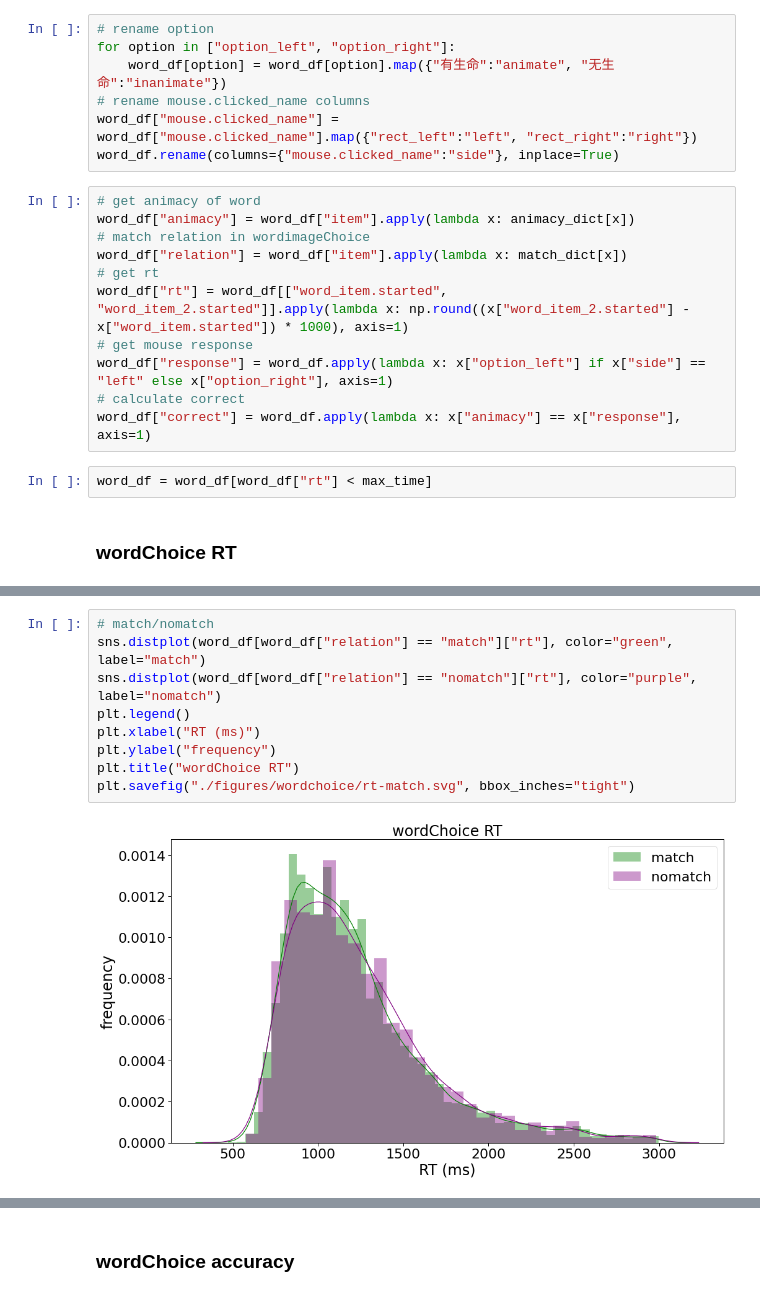
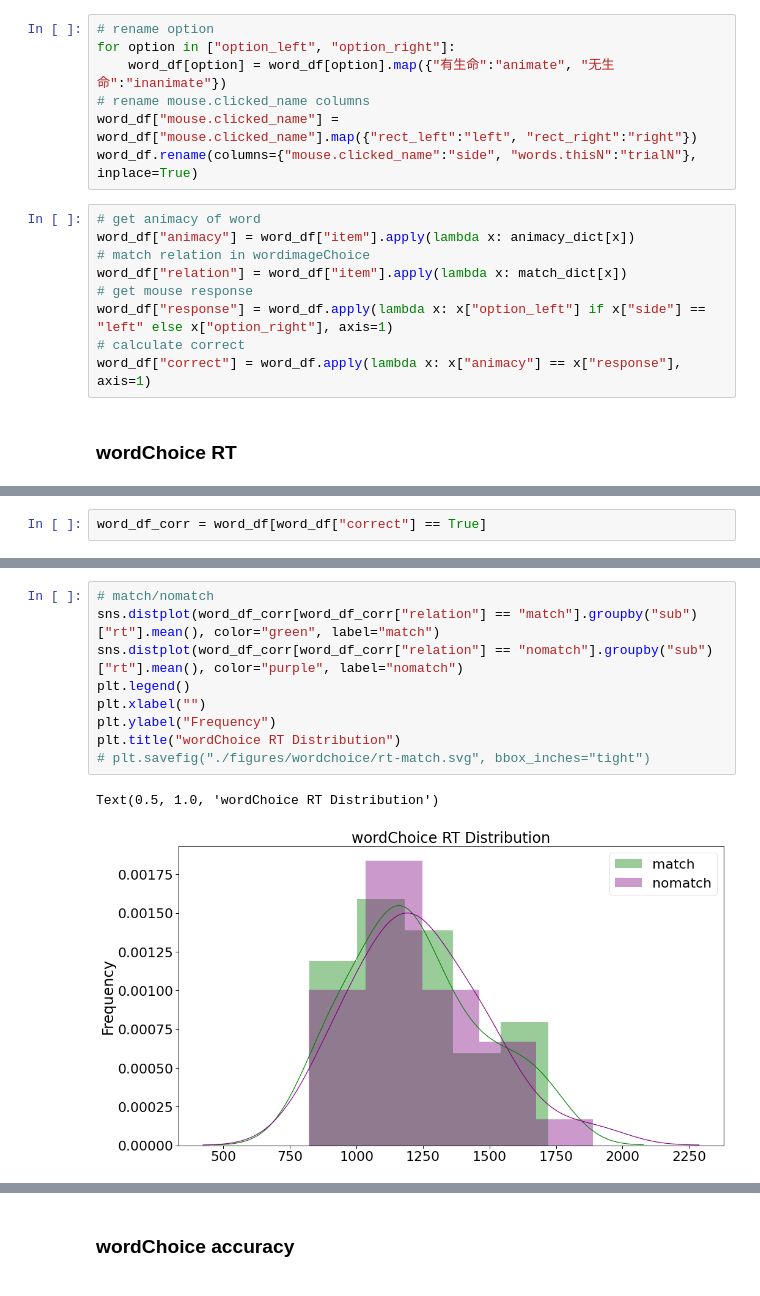
Before and after one commit to andlab-um/MT-EEG-dataset, a Jupyter notebook: behavior/behavior.ipynb, the cells around one changed output, grey strips where cells are left out. Drawn from its saved outputs; the diff is of its cells as text.

```diff
--- a/behavior/behavior.ipynb
+++ b/behavior/behavior.ipynb
@@ -129,19 +114,15 @@ for option in ["option_left", "option_right"]:
     word_df[option] = word_df[option].map({"有生命":"animate", "无生命":"inanimate"})
 # rename mouse.clicked_name columns
 word_df["mouse.clicked_name"] = word_df["mouse.clicked_name"].map({"rect_left":"left", "rect_right":"right"})
-word_df.rename(columns={"mouse.clicked_name":"side"}, inplace=True)
+word_df.rename(columns={"mouse.clicked_name":"side", "words.thisN":"trialN"}, inplace=True)
 # %%
 # get animacy of word
 word_df["animacy"] = word_df["item"].apply(lambda x: animacy_dict[x])
 # match relation in wordimageChoice
 word_df["relation"] = word_df["item"].apply(lambda x: match_dict[x])
-# get rt
-word_df["rt"] = word_df[["word_item.started", "word_item_2.started"]].apply(lambda x: np.round((x["word_item_2.started"] - x["word_item.started"]) * 1000), axis=1)
 # get mouse response
 word_df["response"] = word_df.apply(lambda x: x["option_left"] if x["side"] == "left" else x["option_right"], axis=1)
 # calculate correct
 word_df["correct"] = word_df.apply(lambda x: x["animacy"] == x["response"], axis=1)
-# %%
-word_df = word_df[word_df["rt"] < max_time]
 # %% [markdown]
 ### wordChoice RT
@@ -148,2 +150,4 @@ word_df = word_df[word_df["rt"] < max_time]
+# %%
+word_df_corr = word_df[word_df["correct"] == True]
 # %%
 # animate/non-animate
@@ -159,11 +163,12 @@ plt.savefig("./figures/wordchoice/rt-animacy.svg", bbox_inches="tight")
 # %%
 # match/nomatch
-sns.distplot(word_df[word_df["relation"] == "match"]["rt"], color="green", label="match")
-sns.distplot(word_df[word_df["relation"] == "nomatch"]["rt"], color="purple", label="nomatch")
+sns.distplot(word_df_corr[word_df_corr["relation"] == "match"].groupby("sub")["rt"].mean(), color="green", label="match")
+sns.distplot(word_df_corr[word_df_corr["relation"] == "nomatch"].groupby("sub")["rt"].mean(), color="purple", label="nomatch")
 plt.legend()
-plt.xlabel("RT (ms)")
-plt.ylabel("frequency")
-plt.title("wordChoice RT")
-plt.savefig("./figures/wordchoice/rt-match.svg", bbox_inches="tight")
+plt.xlabel("")
+plt.ylabel("Frequency")
+plt.title("wordChoice RT Distribution")
+# plt.savefig("./figures/wordchoice/rt-match.svg", bbox_inches="tight")
 # %% [output]
+Text(0.5, 1.0, 'wordChoice RT Distribution')
-[figure, old version]
+[figure, new version]
```
Also changed, not shown: parts of 78 cells of this notebook.
